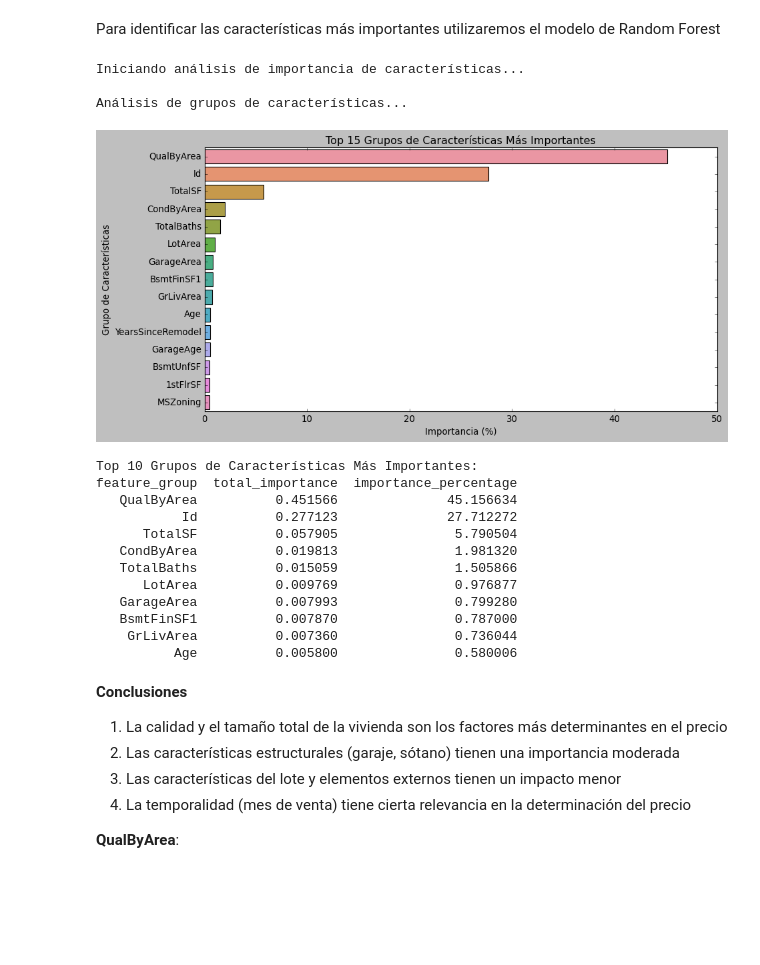
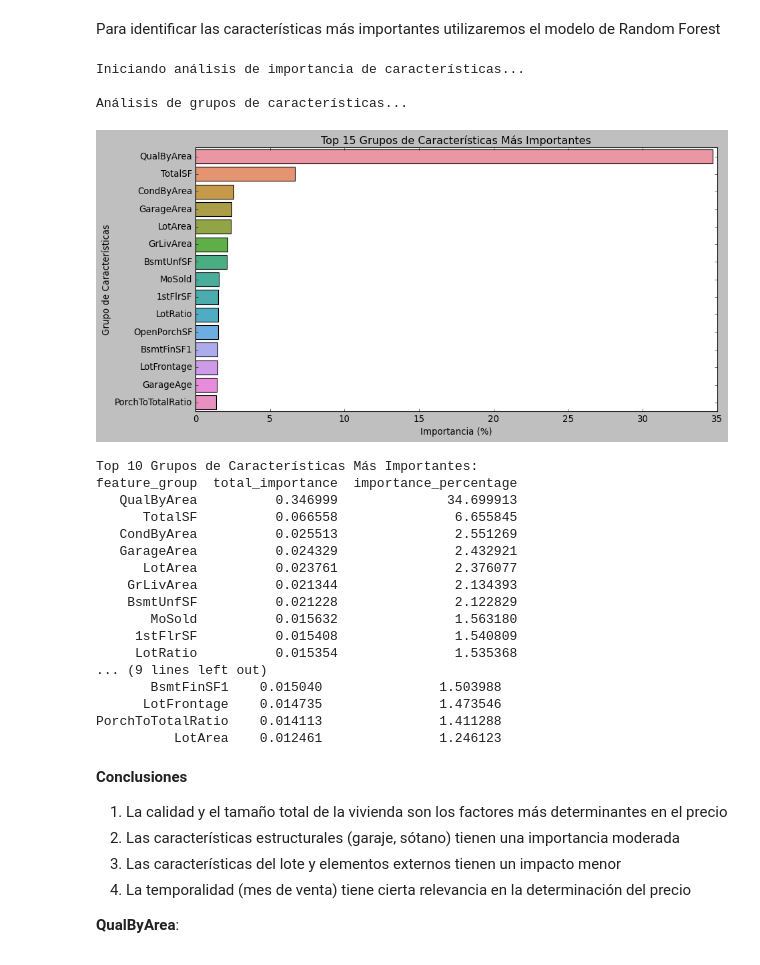
Before and after one commit to steestor/Supervised_Learning_Project_Samsung, a Jupyter notebook: Proyecto Final - House prices - 27-10-2014.ipynb, the cells around one changed output. Drawn from its saved outputs; the diff is of its cells as text; code cells hidden in the pictures; blank space fills up the shorter version.

```diff
--- a/Proyecto Final - House prices - 27-10-2014.ipynb
+++ b/Proyecto Final - House prices - 27-10-2014.ipynb
@@ -2242,7 +2242,8 @@ def get_feature_groups_importance(feature_importance, df):
     return group_importance_df
 
 def analyze_feature_importance(df, n_features=30):
-    X = df.drop(['SalePrice', 'SalePrice_Log'], axis=1)
+    columns_to_drop = ['Id', 'SalePrice', 'SalePrice_Log']
+    X = df.drop(columns=[col for col in columns_to_drop if col in df.columns], axis=1)
     y = df['SalePrice_Log']
 
     rf_model = RandomForestRegressor(
@@ -2280,26 +2281,35 @@ def run_feature_importance_analysis(df, n_features=30):
     print("\nTop 10 Grupos de Características Más Importantes:")
     print(group_importance.head(10).to_string(index=False))
 
+    # Mostrar también las características individuales más importantes
+    print("\nTop 10 Características Individuales Más Importantes:")
+    print(feature_importance.head(10).to_string(index=False))
+
     return feature_importance, group_importance
 # %%
-feature_importance, group_importance = run_feature_importance_analysis(df)
+feature_importance, group_importance = run_feature_importance_analysis(df_cleaned)
 # %% [output]
 Iniciando análisis de importancia de características...
 
 Análisis de grupos de características...
-[figure, old version]
+[figure, new version]
 Top 10 Grupos de Características Más Importantes:
 feature_group  total_importance  importance_percentage
-   QualByArea          0.451566              45.156634
-           Id          0.277123              27.712272
-      TotalSF          0.057905               5.790504
-   CondByArea          0.019813               1.981320
-   TotalBaths          0.015059               1.505866
-      LotArea          0.009769               0.976877
-   GarageArea          0.007993               0.799280
-   BsmtFinSF1          0.007870               0.787000
-    GrLivArea          0.007360               0.736044
-          Age          0.005800               0.580006
+   QualByArea          0.346999              34.699913
+      TotalSF          0.066558               6.655845
+   CondByArea          0.025513               2.551269
+   GarageArea          0.024329               2.432921
+      LotArea          0.023761               2.376077
+    GrLivArea          0.021344               2.134393
+    BsmtUnfSF          0.021228               2.122829
+       MoSold          0.015632               1.563180
+     1stFlrSF          0.015408               1.540809
+     LotRatio          0.015354               1.535368
+... (9 lines left out)
+       BsmtFinSF1    0.015040               1.503988
+      LotFrontage    0.014735               1.473546
+PorchToTotalRatio    0.014113               1.411288
+          LotArea    0.012461               1.246123
 # %% [markdown]
 **Conclusiones**
 
```
Also changed, not shown: parts of 3 cells of this notebook.
